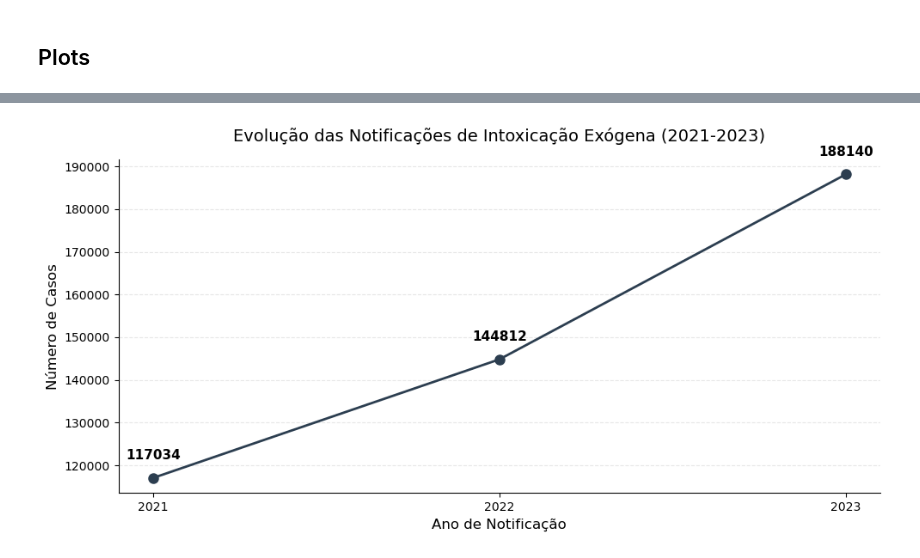
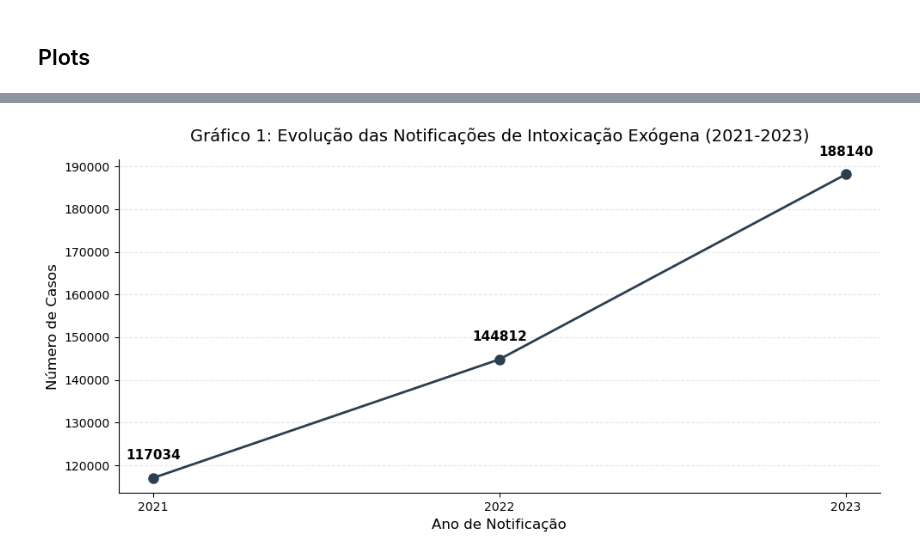
Before and after one commit to DemoreDev/amap, a Jupyter notebook: iexo.ipynb, the cells around one changed output, grey strips where cells are left out. Cells and saved outputs as stored; diff of their text form; code cells hidden in the pictures.

Commit message:
Plots feitos

```diff
--- a/iexo.ipynb
+++ b/iexo.ipynb
@@ -396,32 +396,34 @@ To: /home/leodemore/GitHub/amap/processed_df.csv
 # %%
 # 1. Extração e contagem segura dos dados
 df['DT_NOTIFIC'] = pd.to_datetime(df['DT_NOTIFIC'], errors='coerce')
 contagem_anos = df['DT_NOTIFIC'].dt.year.value_counts().sort_index()
 
 # 2. Configuração da figura
 plt.figure(figsize=(10, 5))
 contagem_anos.plot(kind='line', marker='o', color='#2c3e50', lw=2, markersize=8)
 
 # 3. Títulos e rótulos atualizados para a realidade dos dados
-plt.title('Evolução das Notificações de Intoxicação Exógena (2021-2023)', fontsize=14, pad=15)
+plt.title('Gráfico 1: Evolução das Notificações de Intoxicação Exógena (2021-2023)', fontsize=14, pad=15)
 plt.xlabel('Ano de Notificação', fontsize=12)
 plt.ylabel('Número de Casos', fontsize=12)
 
 # 4. Força o eixo X a mostrar apenas os anos exatos (inteiros)
 plt.xticks(contagem_anos.index)
 
 # 5. Adiciona os números exatos em cima de cada ponto do gráfico
 for ano, valor in zip(contagem_anos.index, contagem_anos.values):
     # O valor * 0.02 empurra o texto um pouquinho para cima da bolinha
     plt.text(ano, valor + (max(contagem_anos.values) * 0.02), f'{int(valor)}',
              ha='center', va='bottom', fontsize=11, fontweight='bold')
 
 # 6. Estética limpa (Grid e remoção de bordas)
 plt.grid(axis='y', alpha=0.3, linestyle='--')
 sns.despine() # Remove as bordas superior e direita do gráfico
 plt.tight_layout()
 
+plt.savefig('Grafico1.png', dpi=300, bbox_inches='tight')
+
 plt.show()
 # %% [output]
-[figure, old version]
+[figure, new version]
 # %%
```
Also changed, not shown: parts of 9 cells of this notebook.
